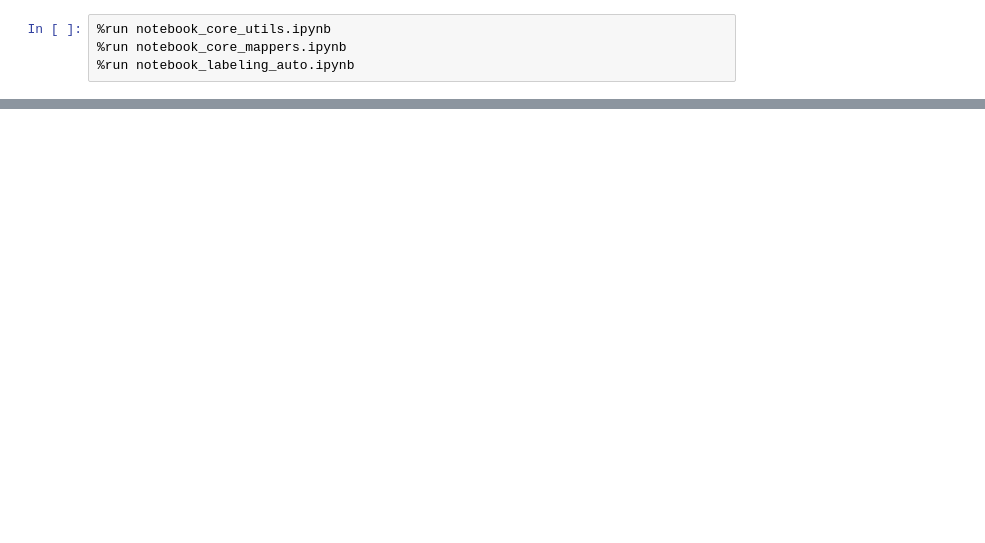
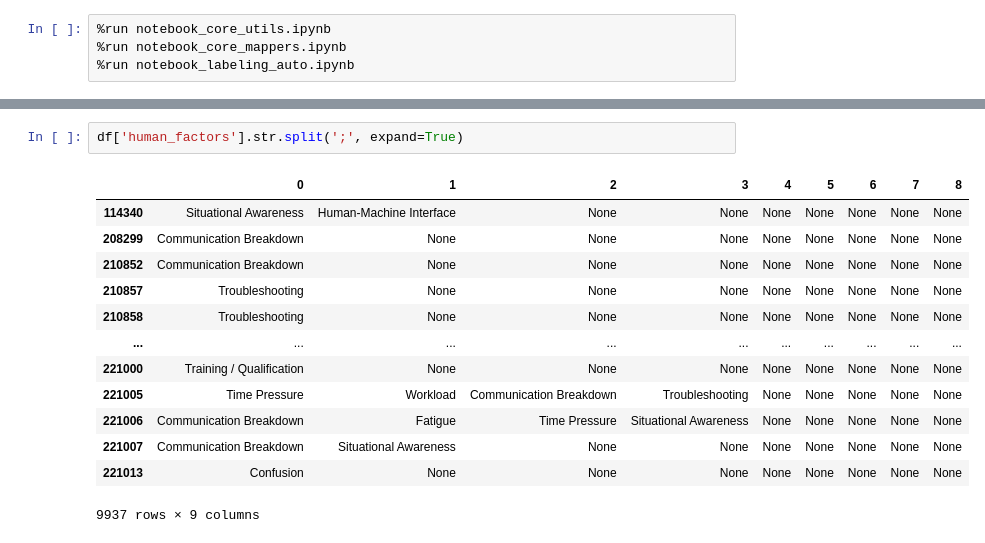
Before and after one commit to lasalasa/ASTAPM_Model, a Jupyter notebook: notebooks/notebook_labeling_manual.ipynb, the cells around one changed output, grey strips where cells are left out. Cells and saved outputs as stored; diff of their text form; blank space fills up the shorter version.

```diff
--- a/notebooks/notebook_labeling_manual.ipynb
+++ b/notebooks/notebook_labeling_manual.ipynb
@@ -29,0 +55,16 @@ asrs_ntsb_df =  pd.concat([asrs_df, ntsb_df], axis=0).reset_index(drop=True)
+# %%
+df['human_factors'].str.split(';', expand=True)
+# %% [output]
+|  | 0 | 1 | 2 | 3 | 4 | 5 | 6 | 7 | 8 |
+| 114340 | Situational Awareness | Human-Machine Interface | None | None | None | None | None | None | None |
+| 208299 | Communication Breakdown | None | None | None | None | None | None | None | None |
+| 210852 | Communication Breakdown | None | None | None | None | None | None | None | None |
+| 210857 | Troubleshooting | None | None | None | None | None | None | None | None |
+| 210858 | Troubleshooting | None | None | None | None | None | None | None | None |
+| ... | ... | ... | ... | ... | ... | ... | ... | ... | ... |
+| 221000 | Training / Qualification | None | None | None | None | None | None | None | None |
+| 221005 | Time Pressure | Workload | Communication Breakdown | Troubleshooting | None | None | None | None | None |
+| 221006 | Communication Breakdown | Fatigue | Time Pressure | Situational Awareness | None | None | None | None | None |
+| 221007 | Communication Breakdown | Situational Awareness | None | None | None | None | None | None | None |
+| 221013 | Confusion | None | None | None | None | None | None | None | None |
+9937 rows × 9 columns
```
Also changed, not shown: parts of 17 cells of this notebook, 16 other files.
